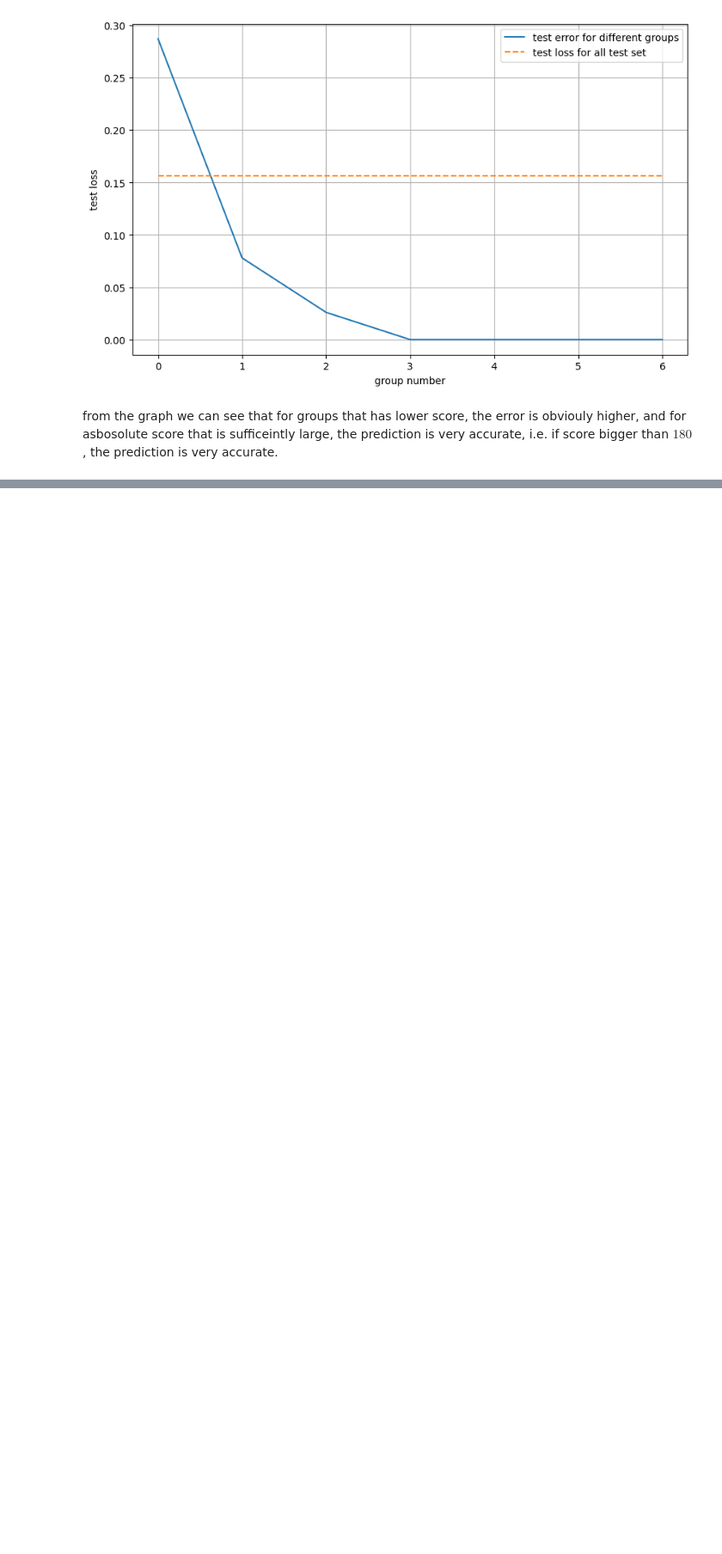
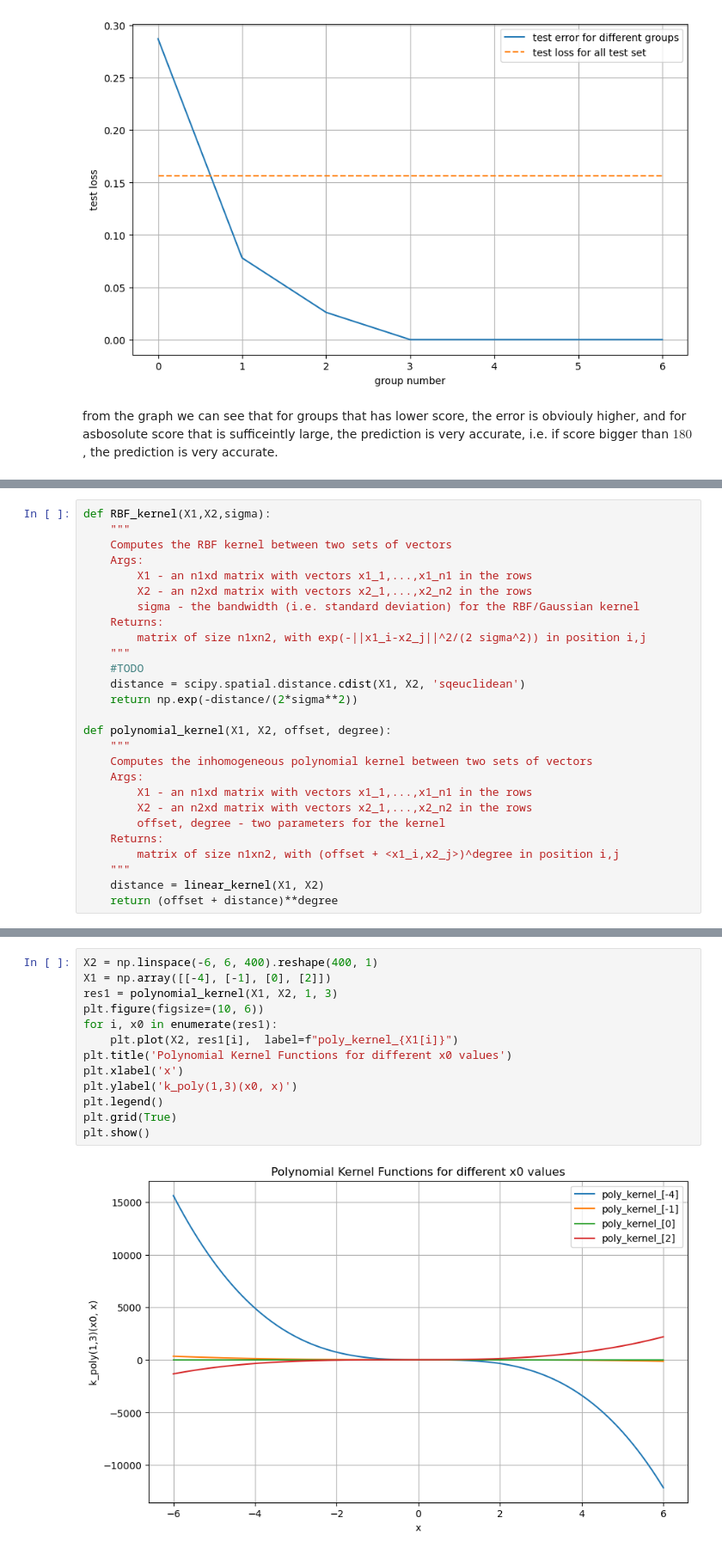
Before and after one commit to HYS20010113/ml_hw2, a Jupyter notebook: hw2/hw2.ipynb, the cells around one changed output, grey strips where cells are left out. Shown at 86% size. Drawn from its saved outputs; the diff is of its cells as text; blank space fills up the shorter version.

```diff
--- a/hw2/hw2.ipynb
+++ b/hw2/hw2.ipynb
@@ -369,0 +398,27 @@ from the graph we can see that for groups that has lower score, the error is obv
+# %%
+def RBF_kernel(X1,X2,sigma):
+    """
+    Computes the RBF kernel between two sets of vectors
+    Args:
+        X1 - an n1xd matrix with vectors x1_1,...,x1_n1 in the rows
+        X2 - an n2xd matrix with vectors x2_1,...,x2_n2 in the rows
+        sigma - the bandwidth (i.e. standard deviation) for the RBF/Gaussian kernel
+    Returns:
+        matrix of size n1xn2, with exp(-||x1_i-x2_j||^2/(2 sigma^2)) in position i,j
+    """
+    #TODO
+    distance = scipy.spatial.distance.cdist(X1, X2, 'sqeuclidean')
+    return np.exp(-distance/(2*sigma**2))
+
+def polynomial_kernel(X1, X2, offset, degree):
+    """
+    Computes the inhomogeneous polynomial kernel between two sets of vectors
+    Args:
+        X1 - an n1xd matrix with vectors x1_1,...,x1_n1 in the rows
+        X2 - an n2xd matrix with vectors x2_1,...,x2_n2 in the rows
+        offset, degree - two parameters for the kernel
+    Returns:
+        matrix of size n1xn2, with (offset + <x1_i,x2_j>)^degree in position i,j
+    """
+    distance = linear_kernel(X1, X2)
+    return (offset + distance)**degree
@@ -369,0 +447,15 @@ from the graph we can see that for groups that has lower score, the error is obv
+# %%
+X2 = np.linspace(-6, 6, 400).reshape(400, 1)
+X1 = np.array([[-4], [-1], [0], [2]])
+res1 = polynomial_kernel(X1, X2, 1, 3)
+plt.figure(figsize=(10, 6))
+for i, x0 in enumerate(res1):
+    plt.plot(X2, res1[i],  label=f"poly_kernel_{X1[i]}")
+plt.title('Polynomial Kernel Functions for different x0 values')
+plt.xlabel('x')
+plt.ylabel('k_poly(1,3)(x0, x)')
+plt.legend()
+plt.grid(True)
+plt.show()
+# %% [output]
+[figure, added]
```
Also changed, not shown: parts of 11 cells of this notebook, 3 other files.
